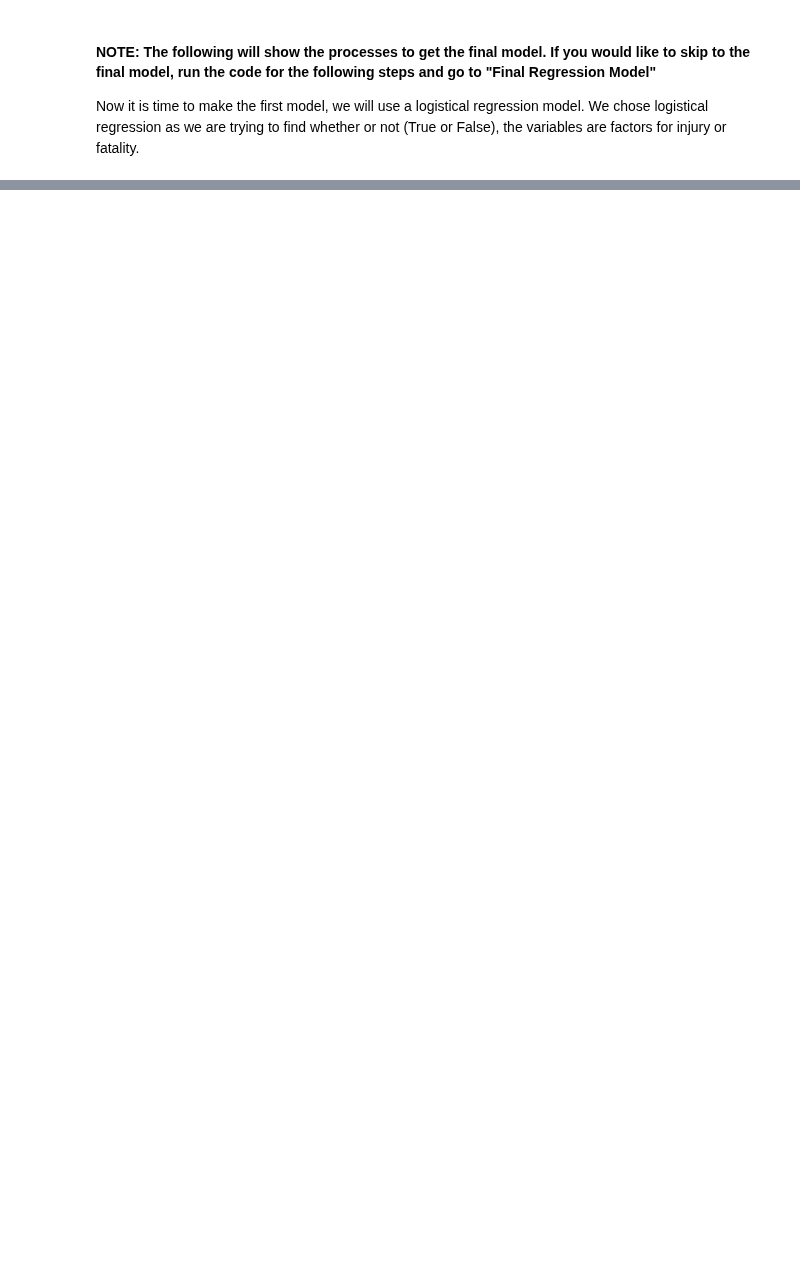
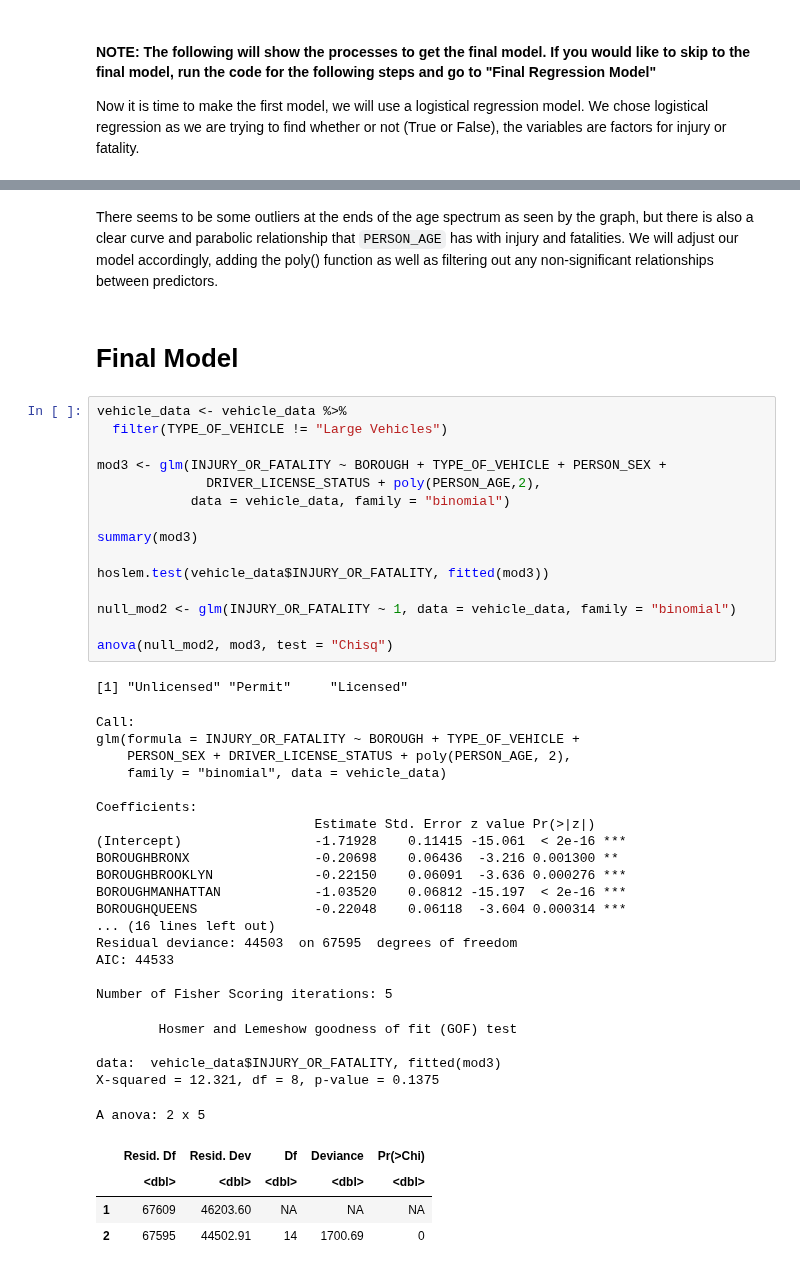
Before and after one commit to ajordonez/motor-vehicle-accident-model, a Jupyter notebook: NYC_Motor_Vehicle_Crash_Analysis.ipynb, the cells around one changed output, grey strips where cells are left out. Drawn from its saved outputs; the diff is of its cells as text; blank space fills up the shorter version.

```diff
--- a/NYC_Motor_Vehicle_Crash_Analysis.ipynb
+++ b/NYC_Motor_Vehicle_Crash_Analysis.ipynb
@@ -382,0 +489,47 @@ IndentationError: unexpected indent (2933826755.py, line 2)
+# %% [markdown]
+There seems to be some outliers at the ends of the age spectrum as seen by the graph, but there is also a clear curve and parabolic relationship that `PERSON_AGE` has with injury and fatalities. We will adjust our model accordingly, adding the poly() function as well as filtering out any non-significant relationships between predictors.
+# %% [markdown]
+# **Final Model**
+# %%
+vehicle_data <- vehicle_data %>%
+  filter(TYPE_OF_VEHICLE != "Large Vehicles")
+
+mod3 <- glm(INJURY_OR_FATALITY ~ BOROUGH + TYPE_OF_VEHICLE + PERSON_SEX +
+              DRIVER_LICENSE_STATUS + poly(PERSON_AGE,2),
+            data = vehicle_data, family = "binomial")
+
+summary(mod3)
+
+hoslem.test(vehicle_data$INJURY_OR_FATALITY, fitted(mod3))
+
+null_mod2 <- glm(INJURY_OR_FATALITY ~ 1, data = vehicle_data, family = "binomial")
+
+anova(null_mod2, mod3, test = "Chisq")
+# %% [output]
+[1] "Unlicensed" "Permit"     "Licensed"
+Call:
+glm(formula = INJURY_OR_FATALITY ~ BOROUGH + TYPE_OF_VEHICLE +
+    PERSON_SEX + DRIVER_LICENSE_STATUS + poly(PERSON_AGE, 2),
+    family = "binomial", data = vehicle_data)
+
+Coefficients:
+                            Estimate Std. Error z value Pr(>|z|)
+(Intercept)                 -1.71928    0.11415 -15.061  < 2e-16 ***
+BOROUGHBRONX                -0.20698    0.06436  -3.216 0.001300 **
+BOROUGHBROOKLYN             -0.22150    0.06091  -3.636 0.000276 ***
+BOROUGHMANHATTAN            -1.03520    0.06812 -15.197  < 2e-16 ***
+BOROUGHQUEENS               -0.22048    0.06118  -3.604 0.000314 ***
+... (16 lines left out)
+Residual deviance: 44503  on 67595  degrees of freedom
+AIC: 44533
+
+Number of Fisher Scoring iterations: 5
+        Hosmer and Lemeshow goodness of fit (GOF) test
+
+data:  vehicle_data$INJURY_OR_FATALITY, fitted(mod3)
+X-squared = 12.321, df = 8, p-value = 0.1375
+A anova: 2 x 5
+|  | Resid. Df | Resid. Dev | Df | Deviance | Pr(>Chi) |
+|  | <dbl> | <dbl> | <dbl> | <dbl> | <dbl> |
+| 1 | 67609 | 46203.60 | NA | NA | NA |
+| 2 | 67595 | 44502.91 | 14 | 1700.69 | 0 |
```
Also changed, not shown: parts of 19 cells of this notebook.
